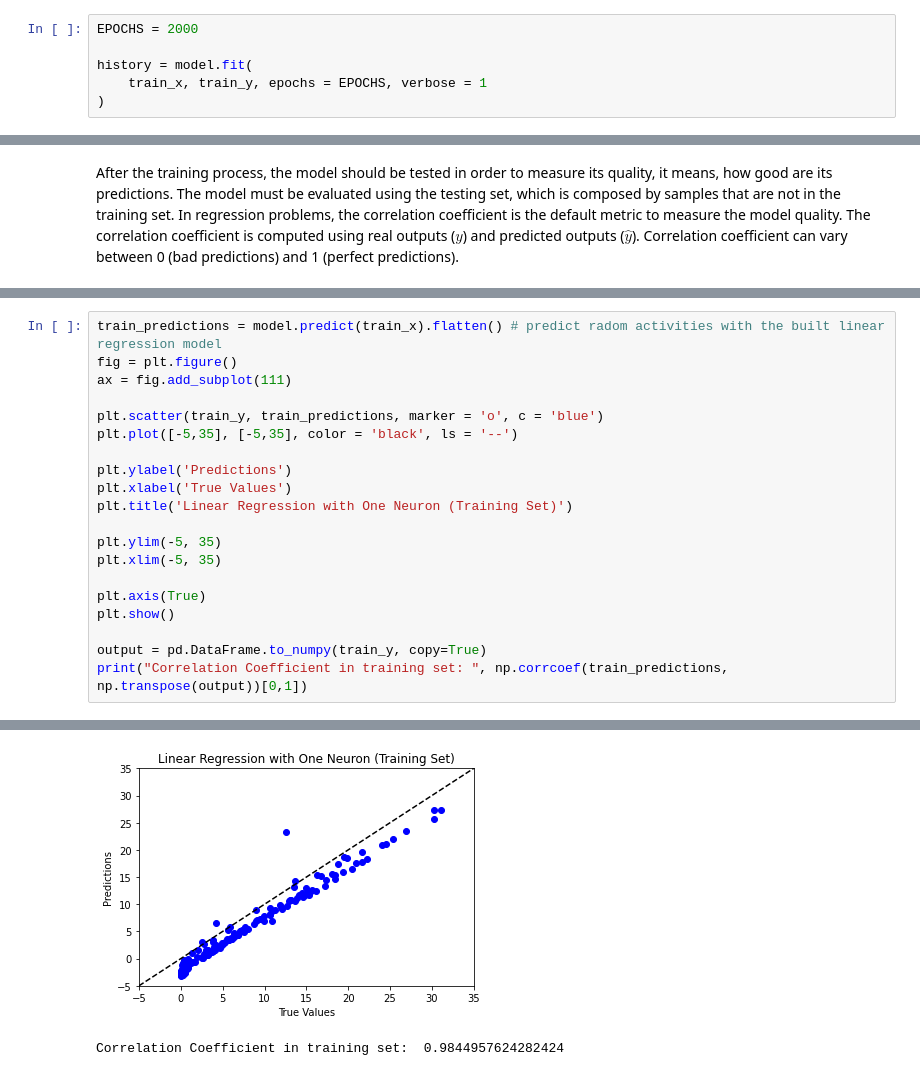
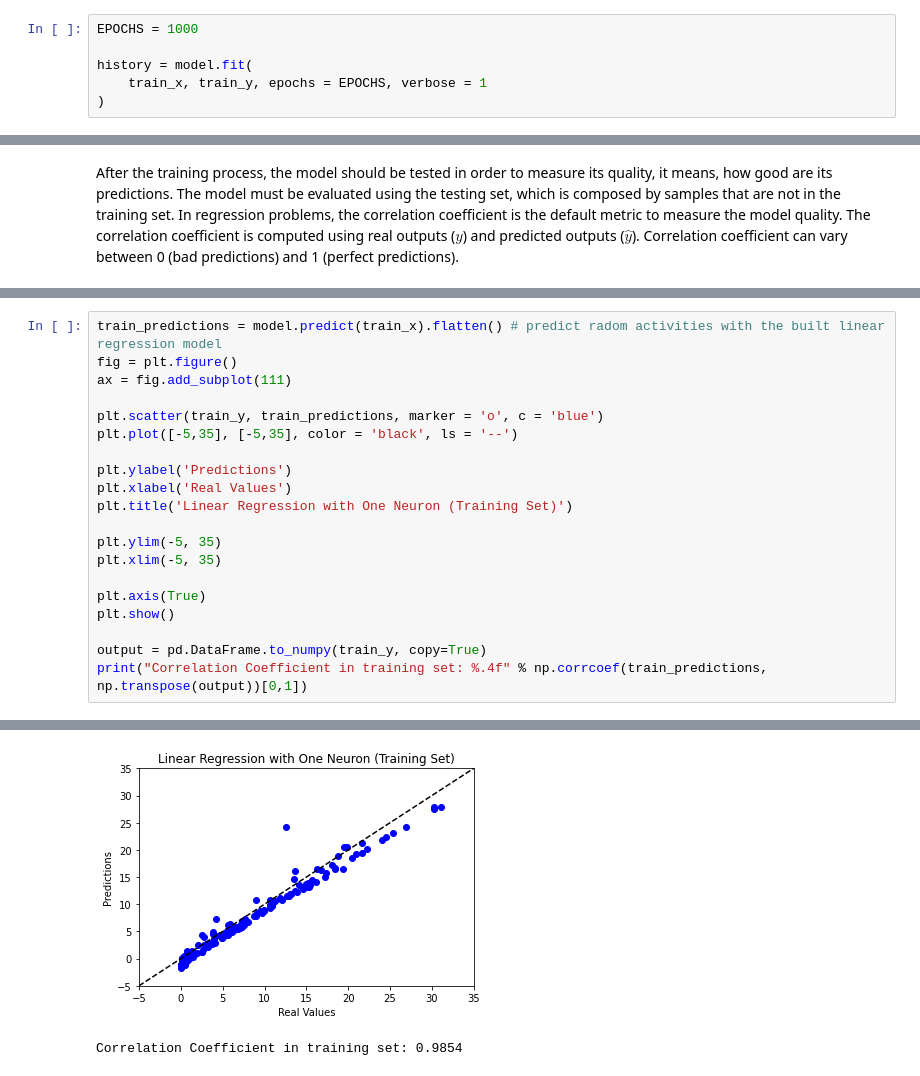
Before and after one commit to Sandrocamargo/deep-learning, a Jupyter notebook: dl_class03_LinearRegressionSingleNeuron.ipynb, the cells around one changed output, grey strips where cells are left out. Drawn from its saved outputs; the diff is of its cells as text.

```diff
--- a/dl_class03_LinearRegressionSingleNeuron.ipynb
+++ b/dl_class03_LinearRegressionSingleNeuron.ipynb
@@ -134,7 +134,7 @@ _________________________________________________________________
 After creating the model, it must be trained (fitted).
 Training is done using training set and the amount of epochs must be defined.
 # %%
-EPOCHS = 2000
+EPOCHS = 1000
 
 history = model.fit(
     train_x, train_y, epochs = EPOCHS, verbose = 1
@@ -224,7 +225,7 @@ plt.scatter(train_y, train_predictions, marker = 'o', c = 'blue')
 plt.plot([-5,35], [-5,35], color = 'black', ls = '--')
 
 plt.ylabel('Predictions')
-plt.xlabel('True Values')
+plt.xlabel('Real Values')
 plt.title('Linear Regression with One Neuron (Training Set)')
 
 plt.ylim(-5, 35)
@@ -234,5 +235,5 @@ plt.axis(True)
 plt.show()
 
 output = pd.DataFrame.to_numpy(train_y, copy=True)
-print("Correlation Coefficient in training set: ", np.corrcoef(train_predictions, np.transpose(output))[0,1])
+print("Correlation Coefficient in training set: %.4f" % np.corrcoef(train_predictions, np.transpose(output))[0,1])
 # %% [output]
@@ -239,2 +241,2 @@ print("Correlation Coefficient in training set: ", np.corrcoef(train_predictions
-[figure, old version]
+[figure, new version]
-Correlation Coefficient in training set:  0.9844957624282424
+Correlation Coefficient in training set: 0.9854
```
Also changed, not shown: parts of 5 cells of this notebook.
